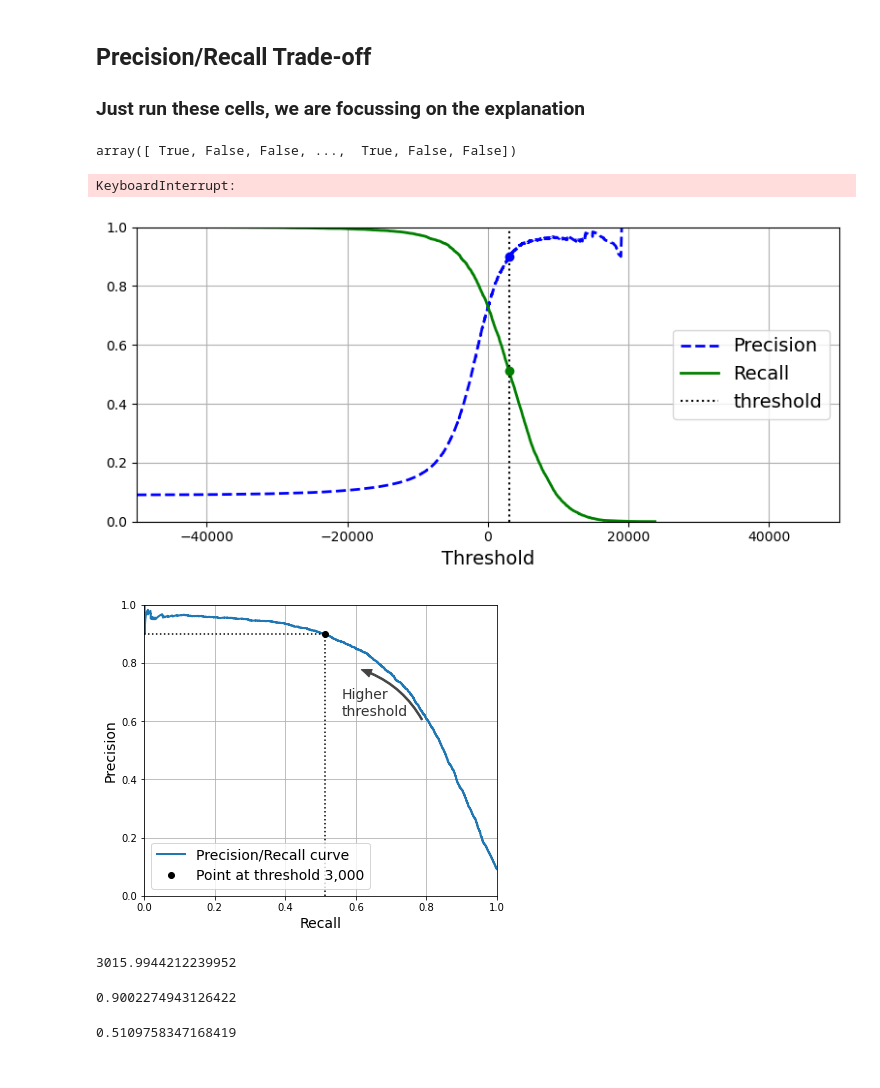
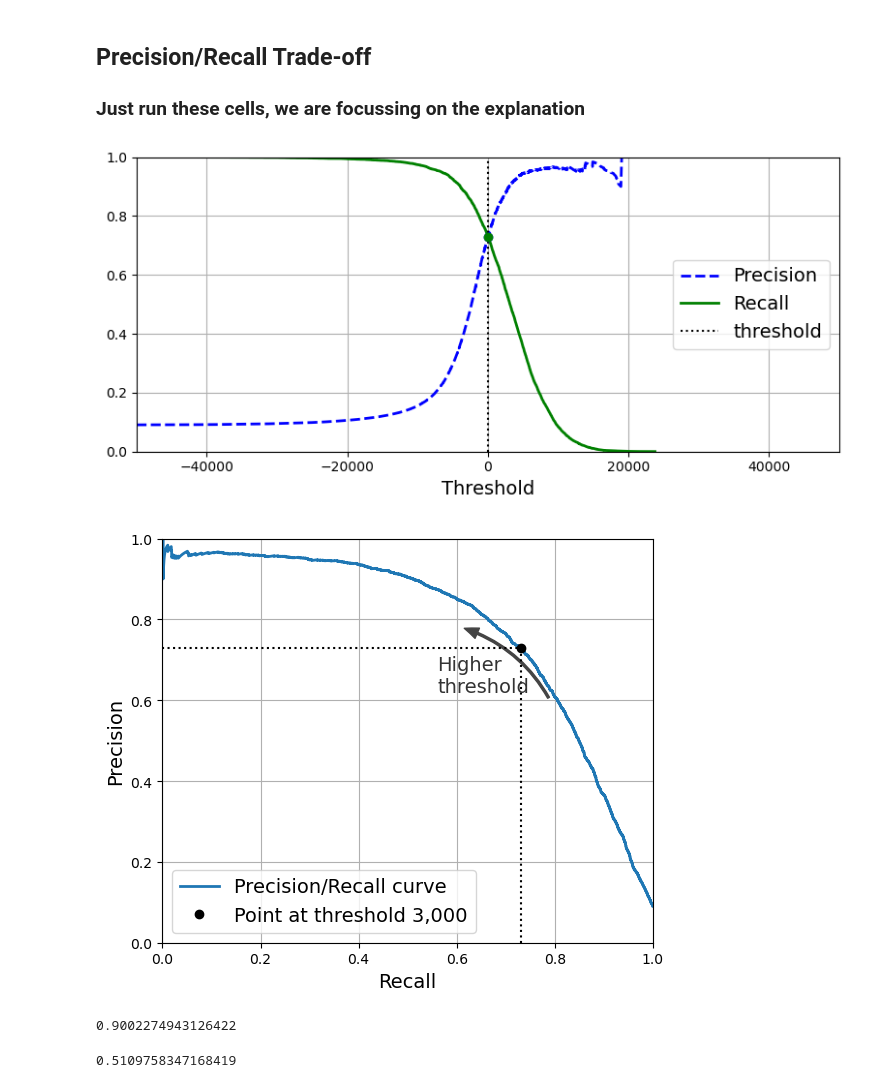
Before and after one commit to JavierBas/IMLEF-MQuEA, a Jupyter notebook: Course content/Notebooks/Topic 4/Topic_4_Classification.ipynb, the cells around one changed output. Cells and saved outputs as stored; diff of their text form; code cells hidden in the pictures.

```diff
--- a/Course content/Notebooks/Topic 4/Topic_4_Classification.ipynb
+++ b/Course content/Notebooks/Topic 4/Topic_4_Classification.ipynb
@@ -206,15 +242,3 @@ f1_score(y_train_5, y_train_pred)
 # %% [markdown]
 ## Precision/Recall Trade-off
 ### Just run these cells, we are focussing on the explanation
-# %%
-threshold = 3000
-y_some_digit_pred = (y_scores > threshold)
-y_some_digit_pred
-# %% [output]
-array([ True, False, False, ...,  True, False, False])
-# %%
-from sklearn.model_selection import cross_val_predict
-y_scores = cross_val_predict(sgd_clf, X_train, y_train_5, cv=3,
-                            method="decision_function")
-# %% [output]
-KeyboardInterrupt:
@@ -225,22 +245,34 @@ precisions, recalls, thresholds = precision_recall_curve(y_train_5, y_scores)
 # %%
+y_scores = sgd_clf.decision_function([some_digit])
+threshold = 0
+y_some_digit_pred = (y_scores > threshold)
+
+from sklearn.model_selection import cross_val_predict
+y_scores = cross_val_predict(sgd_clf, X_train, y_train_5, cv=3,
+                            method="decision_function")
+
+from sklearn.metrics import precision_recall_curve
+
+precisions, recalls, thresholds = precision_recall_curve(y_train_5, y_scores)
+
 plt.figure(figsize=(8, 4))  # extra code – it's not needed, just formatting
 plt.plot(thresholds, precisions[:-1], "b--", label="Precision", linewidth=2)
 plt.plot(thresholds, recalls[:-1], "g-", label="Recall", linewidth=2)
 plt.vlines(threshold, 0, 1.0, "k", "dotted", label="threshold")
 
-# extra code – this section just beautifies and saves Figure 3–5
+# extra code – this section just beautifies and saves the figure
 idx = (thresholds >= threshold).argmax()  # first index ≥ threshold
 plt.plot(thresholds[idx], precisions[idx], "bo")
 plt.plot(thresholds[idx], recalls[idx], "go")
 plt.axis([-50000, 50000, 0, 1])
 plt.grid()
 plt.xlabel("Threshold")
 plt.legend(loc="center right")
 save_fig("precision_recall_vs_threshold_plot")
 
 plt.show()
 # %% [output]
-[figure, old version]
+[figure, new version]
 # %%
 import matplotlib.patches as patches  # extra code – for the curved arrow
 
@@ -248,7 +280,7 @@ plt.figure(figsize=(6, 5))  # extra code – not needed, just formatting
 
 plt.plot(recalls, precisions, linewidth=2, label="Precision/Recall curve")
 
-# extra code – just beautifies and saves Figure 3–6
+# extra code – just beautifies and saves the figure
 plt.plot([recalls[idx], recalls[idx]], [0., precisions[idx]], "k:")
 plt.plot([0.0, recalls[idx]], [precisions[idx], precisions[idx]], "k:")
 plt.plot([recalls[idx]], [precisions[idx]], "ko",
@@ -268,10 +300,12 @@ save_fig("precision_vs_recall_plot")
 
 plt.show()
 # %% [output]
-[figure, old version]
+[figure, new version]
 # %%
 idx_for_90_precision = (precisions >= 0.90).argmax()
 threshold_for_90_precision = thresholds[idx_for_90_precision]
 threshold_for_90_precision
+y_train_pred_90 = (y_scores >= threshold_for_90_precision)
+precision_score(y_train_5, y_train_pred_90)
 # %% [output]
-3015.9944212239952
+0.9002274943126422
@@ -280,7 +312,3 @@ y_train_pred_90 = (y_scores >= threshold_for_90_precision)
-# %%
-precision_score(y_train_5, y_train_pred_90)
-# %% [output]
-0.9002274943126422
 # %%
 recall_at_90_precision = recall_score(y_train_5, y_train_pred_90)
 recall_at_90_precision
```
Also changed, not shown: parts of 25 cells of this notebook, 3 other files.
